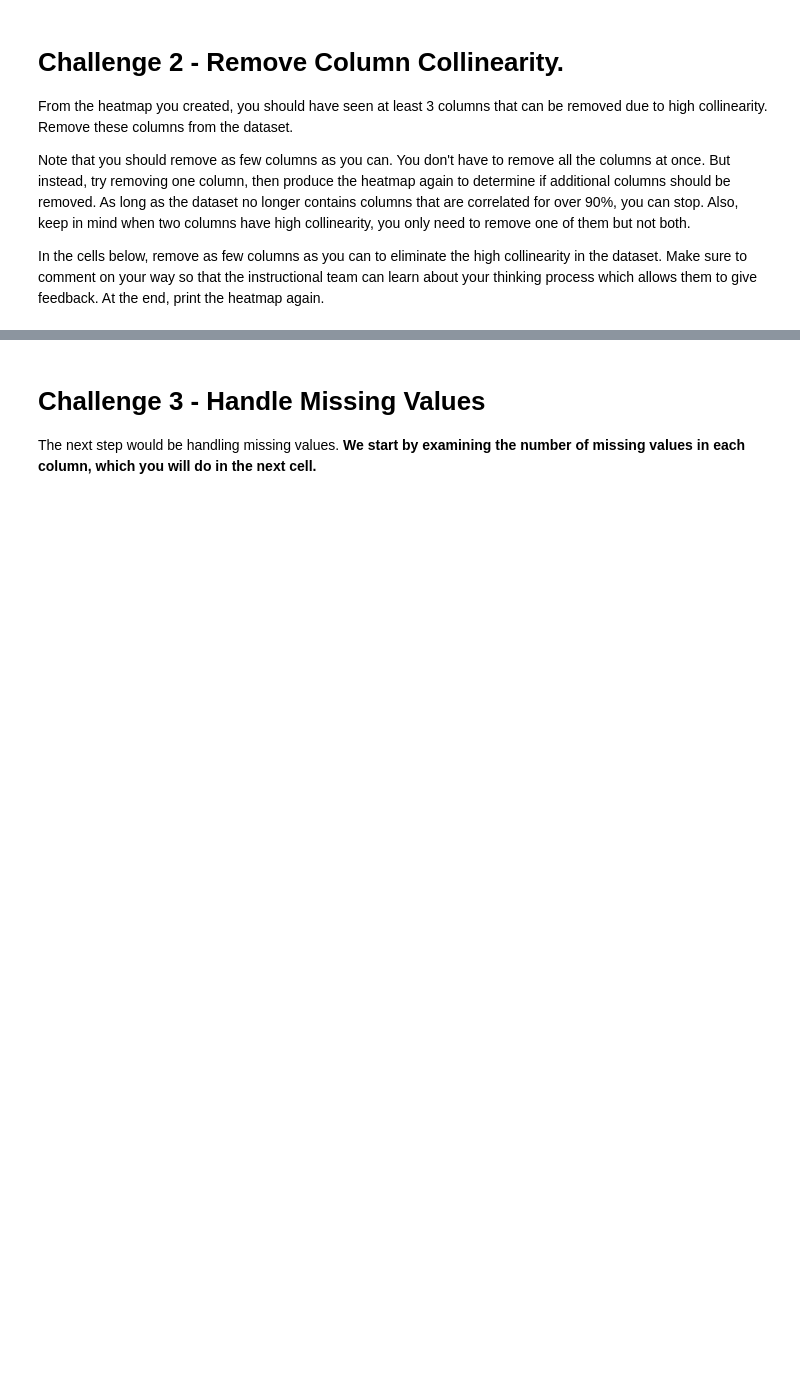
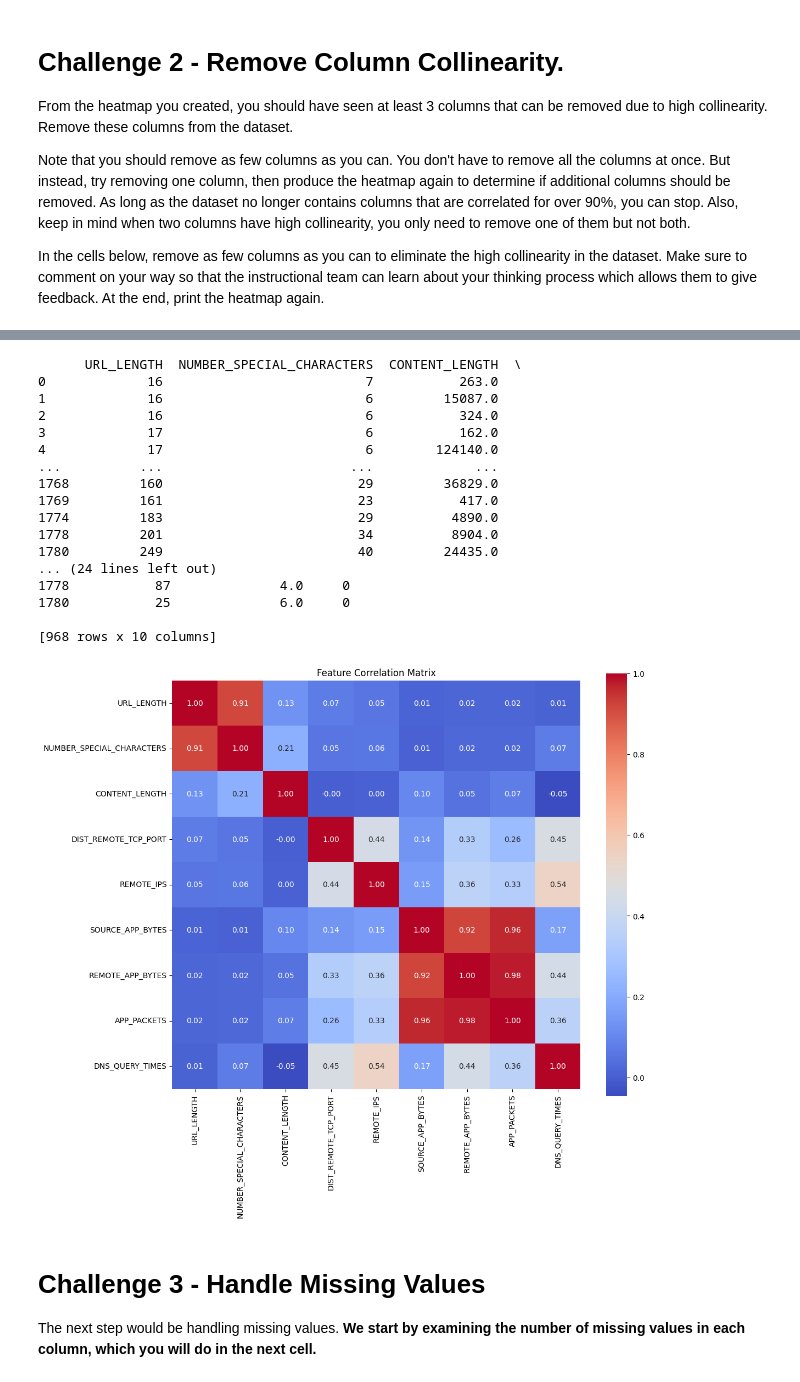
Before and after one commit to steph-crypt/lab-supervised-learning-en, a Jupyter notebook: your-code/main.ipynb, the cells around one changed output, grey strips where cells are left out. Drawn from its saved outputs; the diff is of its cells as text; code cells hidden in the pictures; blank space fills up the shorter version.

```diff
--- a/your-code/main.ipynb
+++ b/your-code/main.ipynb
@@ -231,3 +260,48 @@ In the cells below, remove as few columns as you can to eliminate the high colli
+# %%
+# REMOVE THE 4 COLUMNS WITH MORE COLLINEARITY
+#drops rows with high collinearity
+new_cleaned_websites = cleaned_websites.drop(['TCP_CONVERSATION_EXCHANGE', 'APP_BYTES', "SOURCE_APP_PACKETS", "REMOTE_APP_PACKETS"], axis=1)
+print(new_cleaned_websites)
+
+#reassign X and y coefficient and intercept to the new cleaned website
+X = new_cleaned_websites.drop('Type', axis=1)
+y = new_cleaned_websites['Type']
+
+# aligns and splits
+X, y = X.align(y, join='inner', axis=0)
+X_train, X_test, y_train, y_test = train_test_split(X, y, test_size=0.2, random_state=42)
+
+# fits model
+xgb = LinearRegression()
+xgb.fit(X, y)
+
+# plot heatmap
+numeric_features = X.select_dtypes(include=['number'])
+corr_matrix = numeric_features.corr()
+
+plt.figure(figsize=(12, 10))
+sns.heatmap(corr_matrix, annot=True, fmt=".2f", cmap='coolwarm', square=True, cbar=True)
+plt.title("Feature Correlation Matrix")
+plt.show()
+# %% [output]
+      URL_LENGTH  NUMBER_SPECIAL_CHARACTERS  CONTENT_LENGTH  \
+0             16                          7           263.0
+1             16                          6         15087.0
+2             16                          6           324.0
+3             17                          6           162.0
+4             17                          6        124140.0
+...          ...                        ...             ...
+1768         160                         29         36829.0
+1769         161                         23           417.0
+1774         183                         29          4890.0
+1778         201                         34          8904.0
+1780         249                         40         24435.0
+... (24 lines left out)
+1778           87              4.0     0
+1780           25              6.0     0
+
+[968 rows x 10 columns]
+[figure, added]
 # %% [markdown]
 # Challenge 3 - Handle Missing Values
 
```
Also changed, not shown: parts of 11 cells of this notebook.
